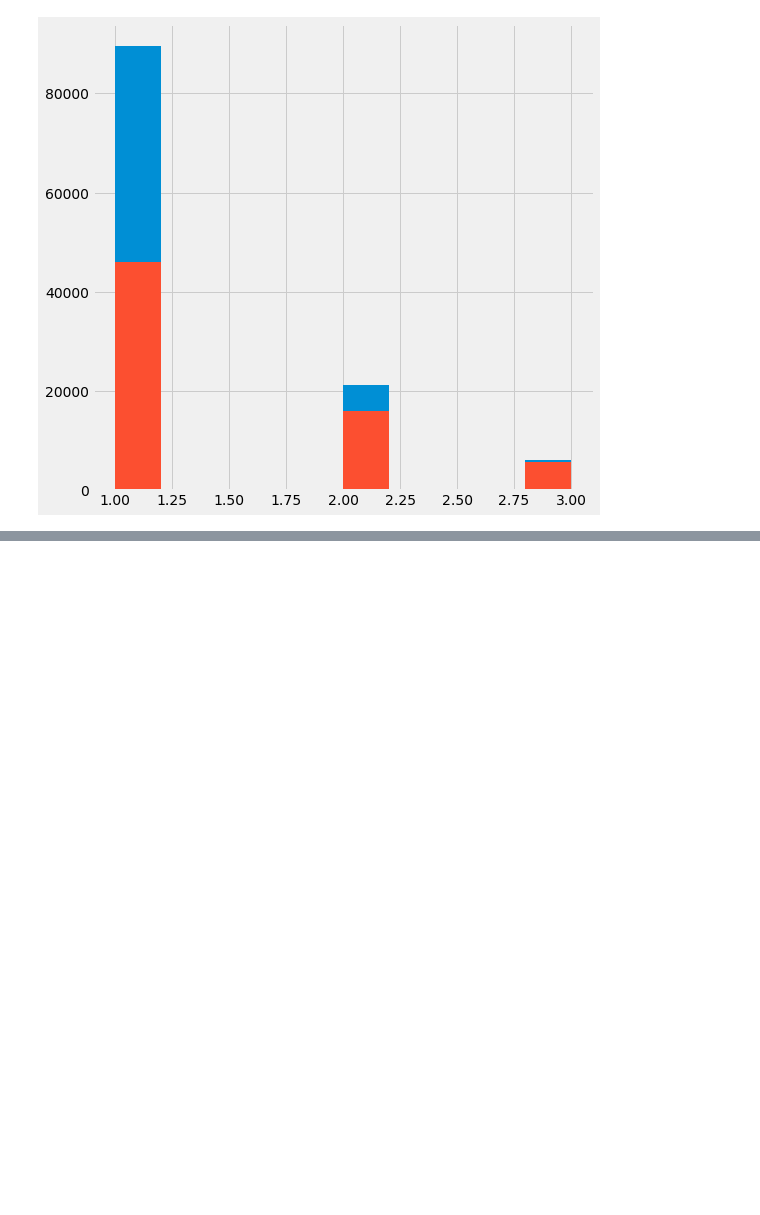
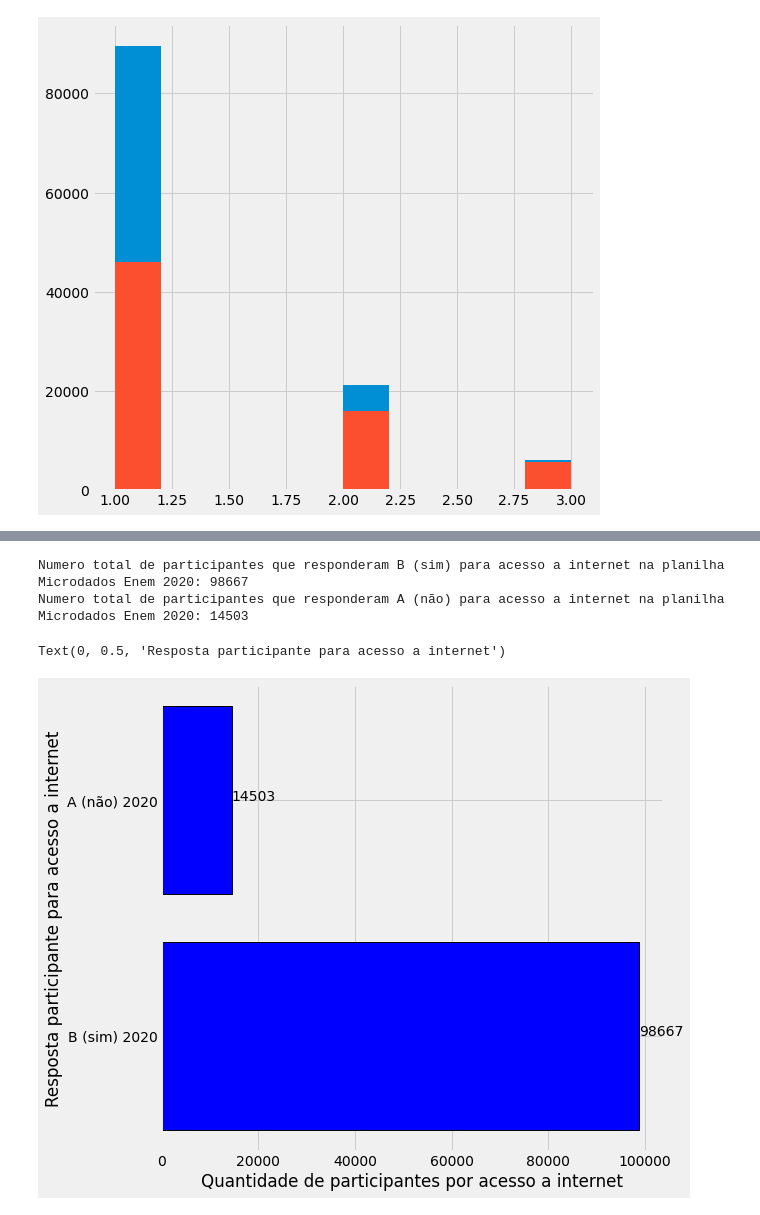
Before and after one commit to kingofrats04/Projeto_IA_DadosEnem, a Jupyter notebook: Graficos_IA.ipynb, the cells around one changed output, grey strips where cells are left out. Saved outputs shown, nothing was run; the diff lists cells and outputs as text; code cells hidden in the pictures; blank space fills up the shorter version.

```diff
--- a/Graficos_IA.ipynb
+++ b/Graficos_IA.ipynb
@@ -547,0 +579,32 @@ AxesSubplot(0.08,0.07;0.87x0.81)
+# %%
+#---------------------------------- Grafico 11 - Acesso a internet 2020 ----------------------------------
+
+#display(planilha2020.loc[(planilha2020['Q025']=='B')])
+#display(planilha2020.loc[(planilha2020['Q025']=='A')])
+
+
+print('Numero total de participantes que responderam B (sim) para acesso a internet na planilha Microdados Enem 2020: 98667')
+print('Numero total de participantes que responderam A (não) para acesso a internet na planilha Microdados Enem 2020: 14503')
+
+Q025B2020 = 98667
+Q025A2020 = 14503
+
+# Printando grafico de barras horizontal
+width_n = 1.75   # Largura das Colunas
+x = ['B (sim) 2020', 'A (não) 2020']
+y = [98667, 14503]
+totalFaixaEtaria = Q025B2020, Q025A2020
+
+plt.style.use('fivethirtyeight')
+
+for index, value in enumerate(y):
+  plt.text(value, index,str(value))
+
+plt.barh(x, totalFaixaEtaria, align='center', color=['blue'], edgecolor='black', linewidth="1")
+plt.xlabel("Quantidade de participantes por acesso a internet")
+plt.ylabel("Resposta participante para acesso a internet")
+# %% [output]
+Numero total de participantes que responderam B (sim) para acesso a internet na planilha Microdados Enem 2020: 98667
+Numero total de participantes que responderam A (não) para acesso a internet na planilha Microdados Enem 2020: 14503
+Text(0, 0.5, 'Resposta participante para acesso a internet')
+[figure, added]
```
Also changed, not shown: parts of 3 cells of this notebook.
